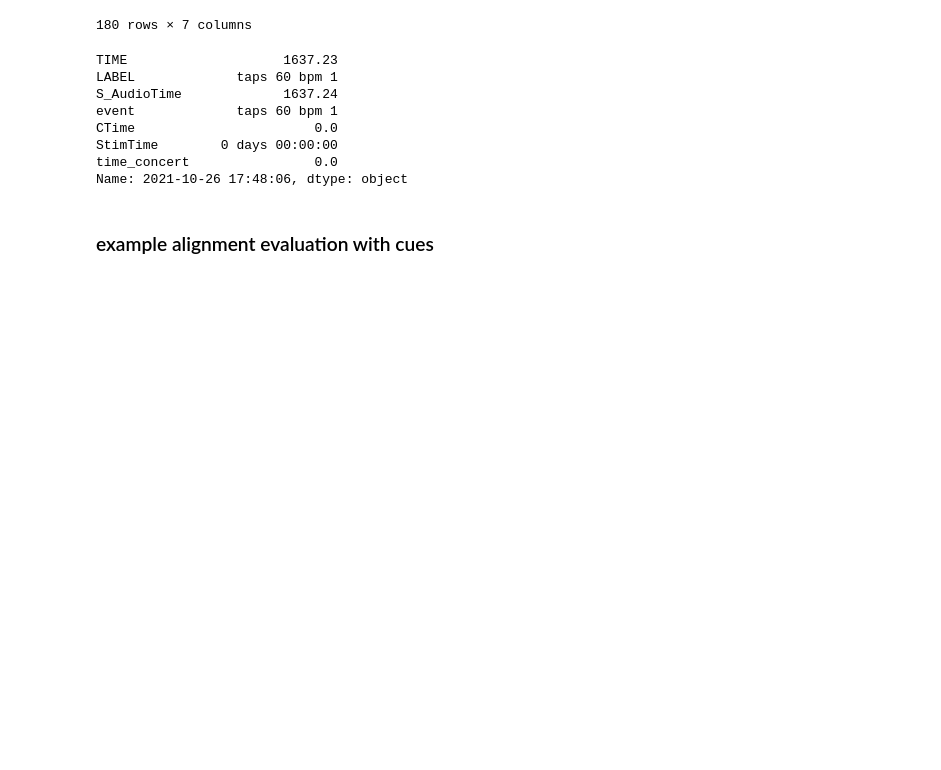
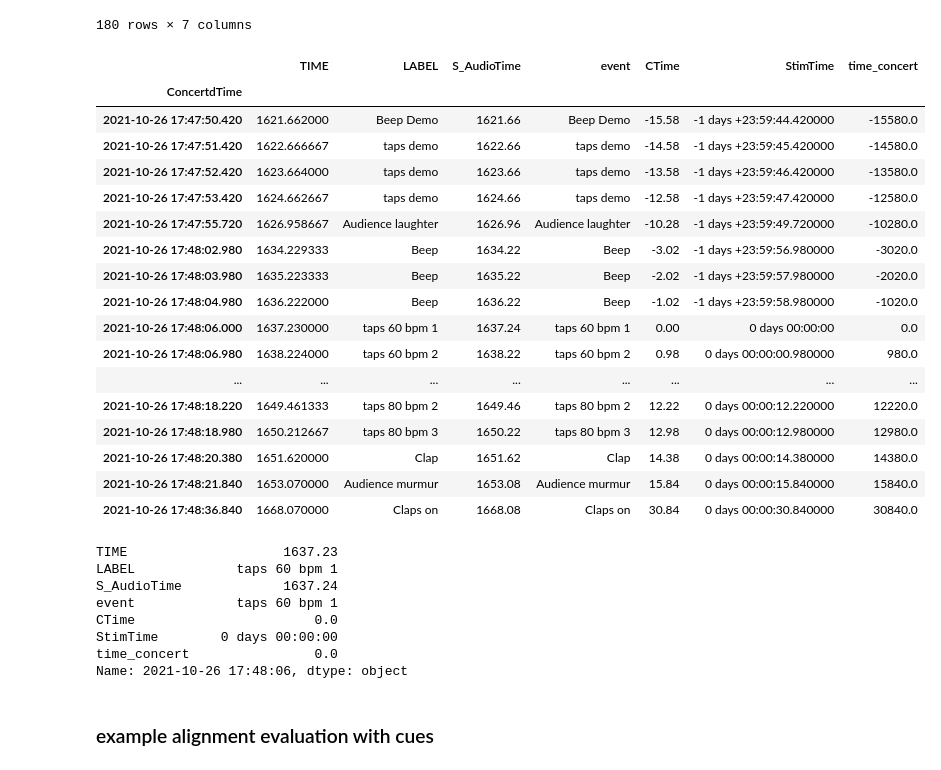
Before and after one commit to finn42/MusicLabCopenhegan_MotionAlignment, a Jupyter notebook: MusicLab_motion_aligne.ipynb, the cells around one changed output. Saved outputs shown, nothing was run; the diff lists cells and outputs as text; code cells hidden in the pictures; blank space fills up the shorter version.

```diff
--- a/MusicLab_motion_aligne.ipynb
+++ b/MusicLab_motion_aligne.ipynb
@@ -93,6 +93,27 @@ concert_times
 | 2021-10-26 20:03:58.060 | 9789.29 | Survey time | 9789.30 | Survey time | 8152.06 | 0 days 02:15:52.060000 | 8152060.0 |
 | 2021-10-26 20:16:48.880 | 10560.11 | Speach Danish - return sensors | 10560.12 | Speach Danish - return sensors | 8922.88 | 0 days 02:28:42.880000 | 8922880.0 |
 180 rows × 7 columns
+# %%
+concert_times.iloc[30:50]
+# %% [output]
+|  | TIME | LABEL | S_AudioTime | event | CTime | StimTime | time_concert |
+| ConcertdTime |  |  |  |  |  |  |  |
+| 2021-10-26 17:47:50.420 | 1621.662000 | Beep Demo | 1621.66 | Beep Demo | -15.58 | -1 days +23:59:44.420000 | -15580.0 |
+| 2021-10-26 17:47:51.420 | 1622.666667 | taps demo | 1622.66 | taps demo | -14.58 | -1 days +23:59:45.420000 | -14580.0 |
+| 2021-10-26 17:47:52.420 | 1623.664000 | taps demo | 1623.66 | taps demo | -13.58 | -1 days +23:59:46.420000 | -13580.0 |
+| 2021-10-26 17:47:53.420 | 1624.662667 | taps demo | 1624.66 | taps demo | -12.58 | -1 days +23:59:47.420000 | -12580.0 |
+| 2021-10-26 17:47:55.720 | 1626.958667 | Audience laughter | 1626.96 | Audience laughter | -10.28 | -1 days +23:59:49.720000 | -10280.0 |
+| 2021-10-26 17:48:02.980 | 1634.229333 | Beep | 1634.22 | Beep | -3.02 | -1 days +23:59:56.980000 | -3020.0 |
+| 2021-10-26 17:48:03.980 | 1635.223333 | Beep | 1635.22 | Beep | -2.02 | -1 days +23:59:57.980000 | -2020.0 |
+| 2021-10-26 17:48:04.980 | 1636.222000 | Beep | 1636.22 | Beep | -1.02 | -1 days +23:59:58.980000 | -1020.0 |
+| 2021-10-26 17:48:06.000 | 1637.230000 | taps 60 bpm 1 | 1637.24 | taps 60 bpm 1 | 0.00 | 0 days 00:00:00 | 0.0 |
+| 2021-10-26 17:48:06.980 | 1638.224000 | taps 60 bpm 2 | 1638.22 | taps 60 bpm 2 | 0.98 | 0 days 00:00:00.980000 | 980.0 |
+| ... | ... | ... | ... | ... | ... | ... | ... |
+| 2021-10-26 17:48:18.220 | 1649.461333 | taps 80 bpm 2 | 1649.46 | taps 80 bpm 2 | 12.22 | 0 days 00:00:12.220000 | 12220.0 |
+| 2021-10-26 17:48:18.980 | 1650.212667 | taps 80 bpm 3 | 1650.22 | taps 80 bpm 3 | 12.98 | 0 days 00:00:12.980000 | 12980.0 |
+| 2021-10-26 17:48:20.380 | 1651.620000 | Clap | 1651.62 | Clap | 14.38 | 0 days 00:00:14.380000 | 14380.0 |
+| 2021-10-26 17:48:21.840 | 1653.070000 | Audience murmur | 1653.08 | Audience murmur | 15.84 | 0 days 00:00:15.840000 | 15840.0 |
+| 2021-10-26 17:48:36.840 | 1668.070000 | Claps on | 1668.08 | Claps on | 30.84 | 0 days 00:00:30.840000 | 30840.0 |
 # %%
 # draw up synchonised cue files
 cues1=pd.read_csv(time_data_folder + 'synch1_cues.csv',index_col=0)
```
